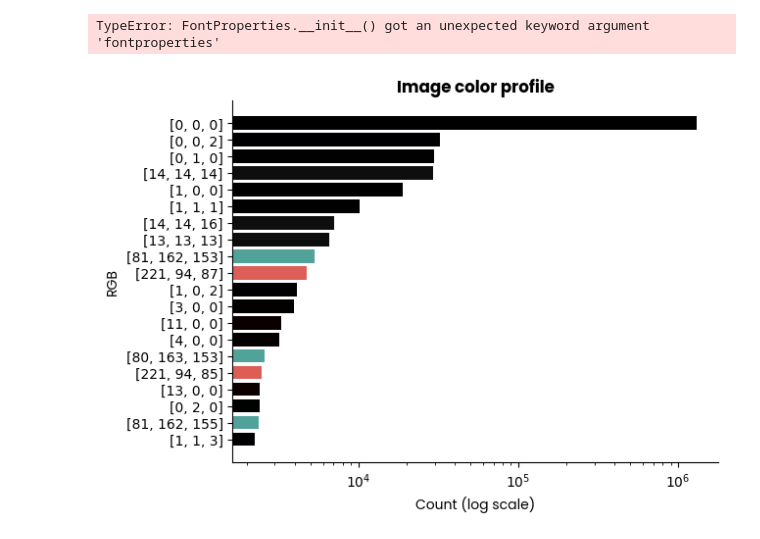
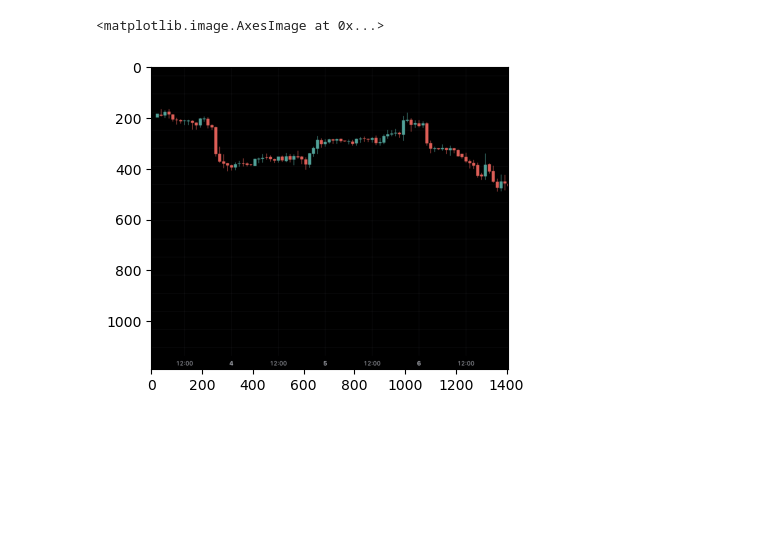
Before and after one commit to Pinkshepz/Enterprise, a Jupyter notebook: 02_Candlestick/dev.ipynb, the cells around one changed output. Saved outputs shown, nothing was run; the diff lists cells and outputs as text; code cells hidden in the pictures; blank space fills up the shorter version.

```diff
--- a/02_Candlestick/dev.ipynb
+++ b/02_Candlestick/dev.ipynb
@@ -25,4 +36,5 @@ from matplotkit import alpha_format
 # %%
 # Get file path
-PATH_INPUT = "/workspaces/Enterprise/02_Candlestick/input/"
+PATH_INPUT = "c://Users//Art//Documents//A1-AspirePC//CS Project//07_Enterprise//Enterprise//02_Candlestick//input//"
+# PATH_INPUT = "/workspaces/Enterprise/02_Candlestick/input/"
 FILE_INPUT = next(os.walk(PATH_INPUT), (None, None, []))[2]
@@ -58,37 +41,23 @@ if CHECK_COLOR_PROFILE is True:
-# %%
-# Plot color composition
-
-@alpha_format
-def color_composition():
-    """Plot bar chart of color composition (Color VS Frequency) of the image"""
-
-    # Prepare varibles
-    var_plot = dict(list(color_profile.items())[-20:]) # Pick top 20 most prevalent colors
-    var_label = var_plot.keys()
-    var_pos = np.arange(len(var_label))
-    var_count = var_plot.values()
-    var_label_eval = [ast.literal_eval(i) for i in var_label]
-    var_colors = [((r / 255),
-                   (g / 255),
-                   (b / 255),
-                   1.00)
-                  for r, g, b in var_label_eval]
-
-    # Plot bar charts
-    fig, ax = plt.subplots()
-    ax.barh(var_pos, var_count, label=var_label, color=var_colors)
-
-    # Format charts
-    ax.set_yticks(var_pos, var_label)
-    ax.set_xscale("log")
-
-    return(fig, ax)
-
-if CHECK_COLOR_PROFILE is True:
-    color_composition(
-        "Image color profile",
-        "Count (log scale)",
-        "RGB")
-# %% [output]
-TypeError: FontProperties.__init__() got an unexpected keyword argument 'fontproperties'
-[figure, removed]
+# %%
+# load the image and convert into list
+IMG = Image.open(PATH_INPUT + FILE_INPUT[0])
+IMG_LIST = np.asarray(IMG).tolist()
+
+# Loop over pixels and collect frequency of each color pixel
+COLOR_FREQ = {(0, 0, 0): 0}
+for h in np.arange(len(IMG_LIST)):
+    for w in np.arange(len(IMG_LIST[h])):
+        r, g, b = IMG_LIST[h][w]
+        if (r, g, b) in COLOR_FREQ:
+            COLOR_FREQ[(r, g, b)] += 1
+        else:
+            COLOR_FREQ[(r, g, b)] = 1
+
+# Sort COLOR_FREQ keys by values
+COLOR_FREQ = ({k: v for k, v in sorted(COLOR_FREQ.items(), key=lambda item: item[1])})
+
+# Check processed image
+plt.imshow(IMG_LIST)
+# %% [output]
+<matplotlib.image.AxesImage at 0x...>
+[figure, added]
```
Also changed, not shown: parts of 8 cells of this notebook, 3 other files.
